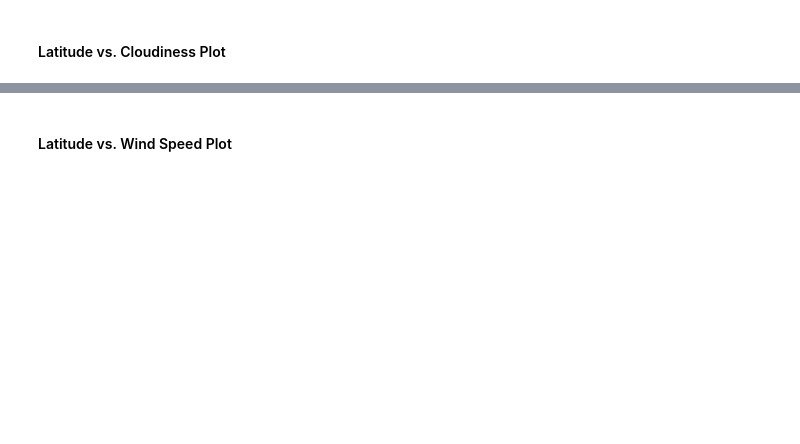
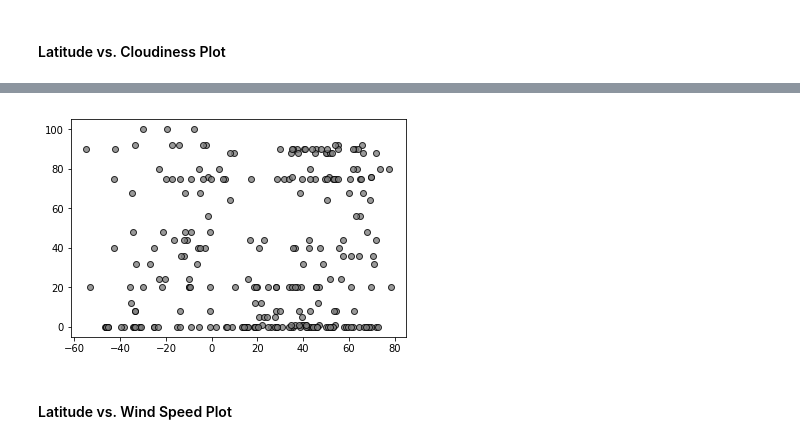
Before and after one commit to SeanREvans/PythonAPI-06, a Jupyter notebook: starter_code/WeatherPy.ipynb, the cells around one changed output, grey strips where cells are left out. Cells and saved outputs as stored; diff of their text form; code cells hidden in the pictures; blank space fills up the shorter version.

```diff
--- a/starter_code/WeatherPy.ipynb
+++ b/starter_code/WeatherPy.ipynb
@@ -248,2 +237,14 @@ dtype: int64
+# %%
+plt.scatter(weather_df["Latitude"],
+            weather_df["Cloudiness"], c="grey",
+            edgecolor="black", linewidths=1, marker="o",
+            alpha=0.8, label="City")
+
+plt.title="City Latitude v Cloudiness"
+plt.xlabel= "Latitude"
+plt.ylabel= "Cloudiness (%)"
+plt.grid=(True)
+# %% [output]
+[figure, added]
 # %% [markdown]
 #### Latitude vs. Wind Speed Plot
```
Also changed, not shown: parts of 17 cells of this notebook, 2 other files.
